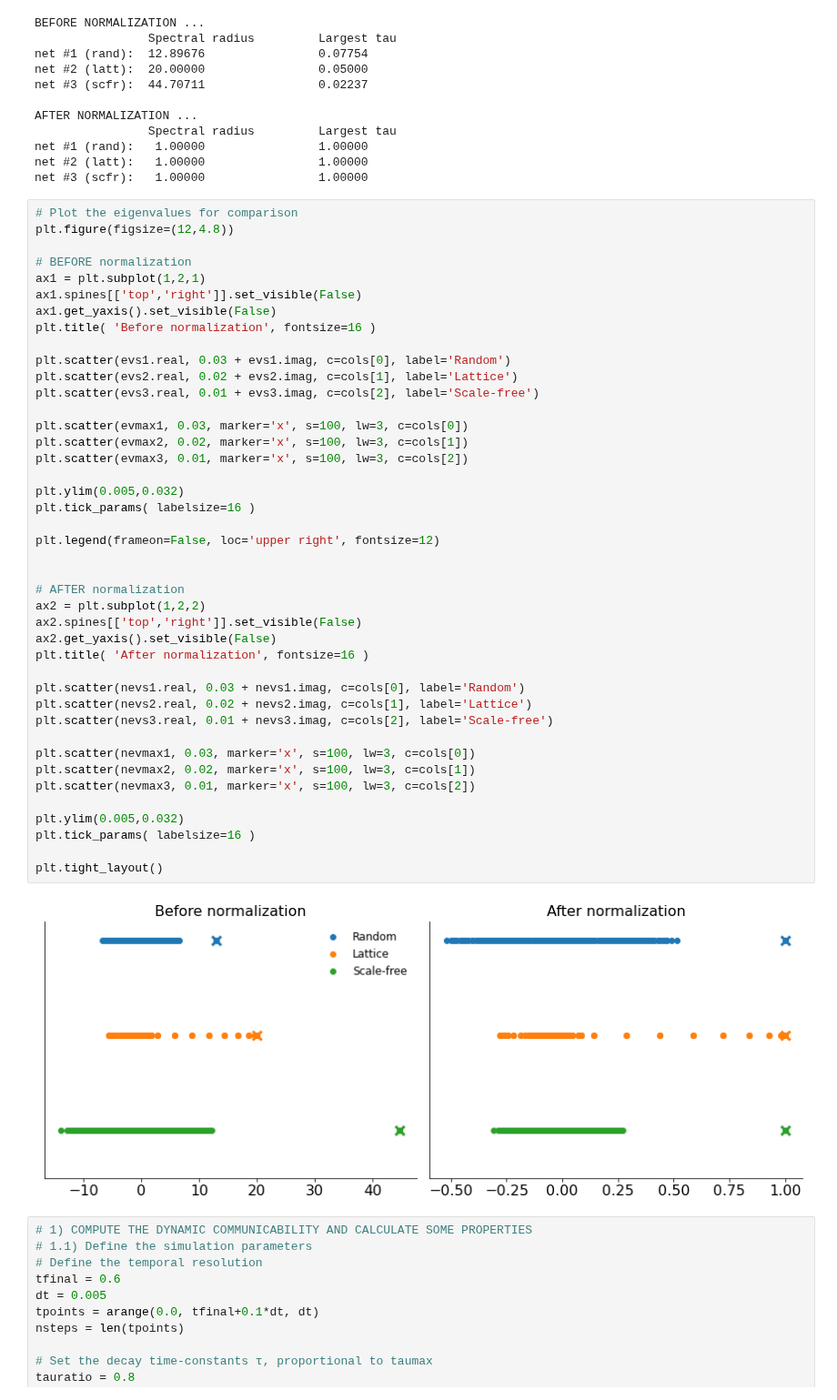
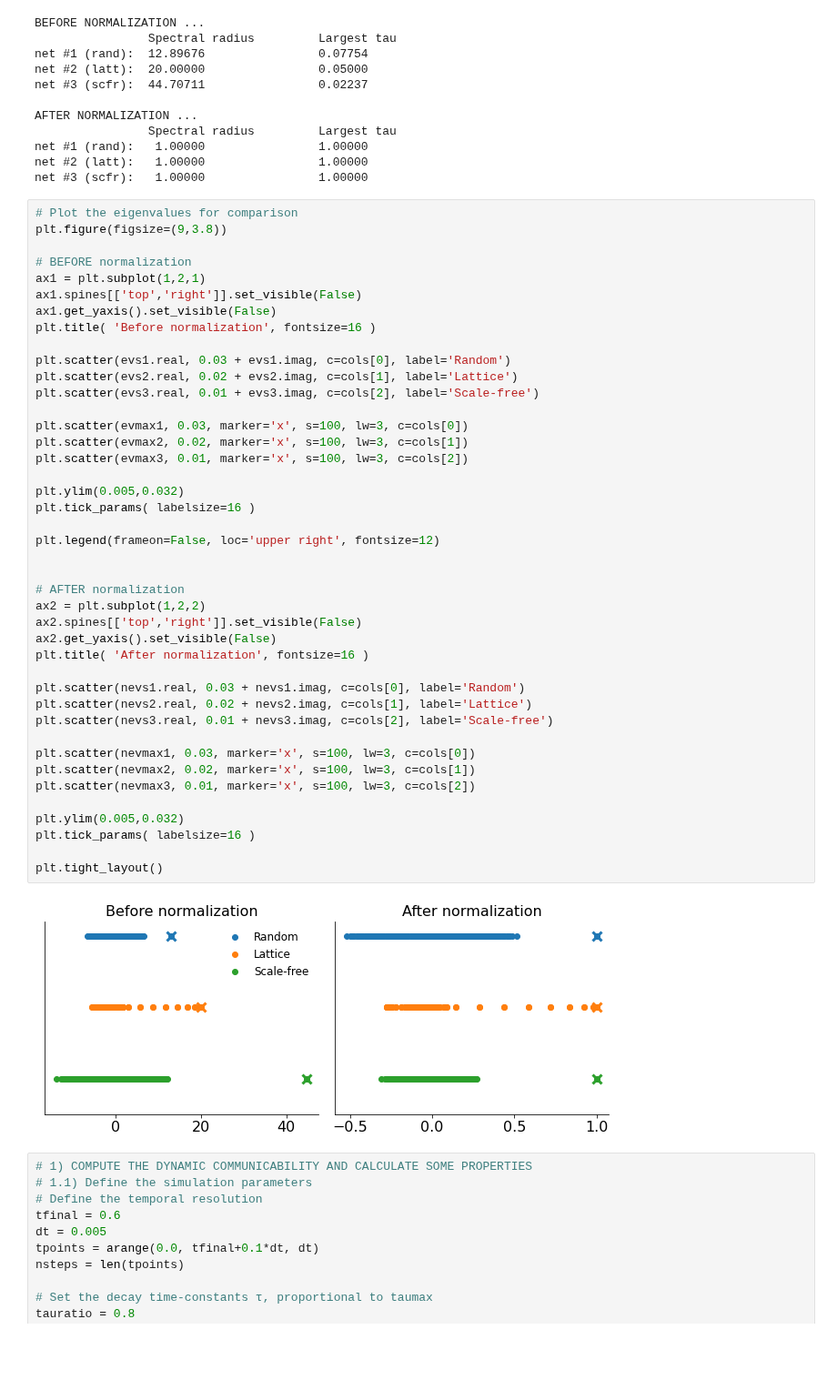
Before and after one commit to mb-BCA/SiReNetA_Tutorials, a Jupyter notebook: Notebooks_Tutorials/4.2_UseCase_CompareNets_Part2.ipynb, the cells around one changed output. Shown at 91% size. Cells and saved outputs as stored; diff of their text form; blank space fills up the shorter version.

```diff
--- a/Notebooks_Tutorials/4.2_UseCase_CompareNets_Part2.ipynb
+++ b/Notebooks_Tutorials/4.2_UseCase_CompareNets_Part2.ipynb
@@ -148,7 +148,7 @@ net #2 (latt):   1.00000                1.00000
 net #3 (scfr):   1.00000                1.00000
 # %%
 # Plot the eigenvalues for comparison
-plt.figure(figsize=(12,4.8))
+plt.figure(figsize=(9,3.8))
 
 # BEFORE normalization
 ax1 = plt.subplot(1,2,1)
@@ -162,34 +162,34 @@ plt.scatter(evs3.real, 0.01 + evs3.imag, c=cols[2], label='Scale-free')
 
 plt.scatter(evmax1, 0.03, marker='x', s=100, lw=3, c=cols[0])
 plt.scatter(evmax2, 0.02, marker='x', s=100, lw=3, c=cols[1])
 plt.scatter(evmax3, 0.01, marker='x', s=100, lw=3, c=cols[2])
 
 plt.ylim(0.005,0.032)
 plt.tick_params( labelsize=16 )
 
 plt.legend(frameon=False, loc='upper right', fontsize=12)
 
 
 # AFTER normalization
 ax2 = plt.subplot(1,2,2)
 ax2.spines[['top','right']].set_visible(False)
 ax2.get_yaxis().set_visible(False)
 plt.title( 'After normalization', fontsize=16 )
 
 plt.scatter(nevs1.real, 0.03 + nevs1.imag, c=cols[0], label='Random')
 plt.scatter(nevs2.real, 0.02 + nevs2.imag, c=cols[1], label='Lattice')
 plt.scatter(nevs3.real, 0.01 + nevs3.imag, c=cols[2], label='Scale-free')
 
 plt.scatter(nevmax1, 0.03, marker='x', s=100, lw=3, c=cols[0])
 plt.scatter(nevmax2, 0.02, marker='x', s=100, lw=3, c=cols[1])
 plt.scatter(nevmax3, 0.01, marker='x', s=100, lw=3, c=cols[2])
 
 plt.ylim(0.005,0.032)
 plt.tick_params( labelsize=16 )
 
 plt.tight_layout()
 # %% [output]
-[figure, old version]
+[figure, new version]
 # %%
 # 1) COMPUTE THE DYNAMIC COMMUNICABILITY AND CALCULATE SOME PROPERTIES
 # 1.1) Define the simulation parameters
```
Also changed, not shown: parts of 12 cells of this notebook.
